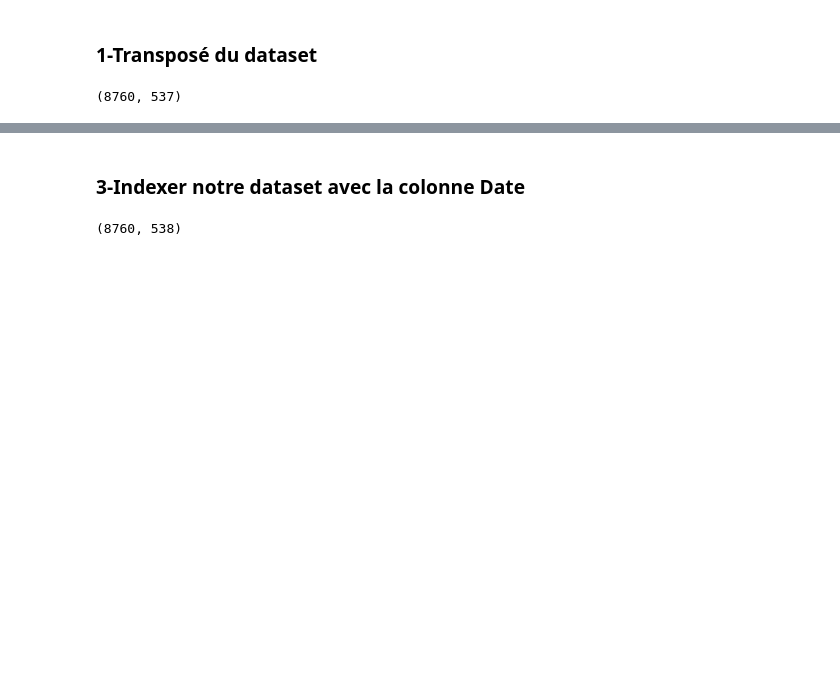
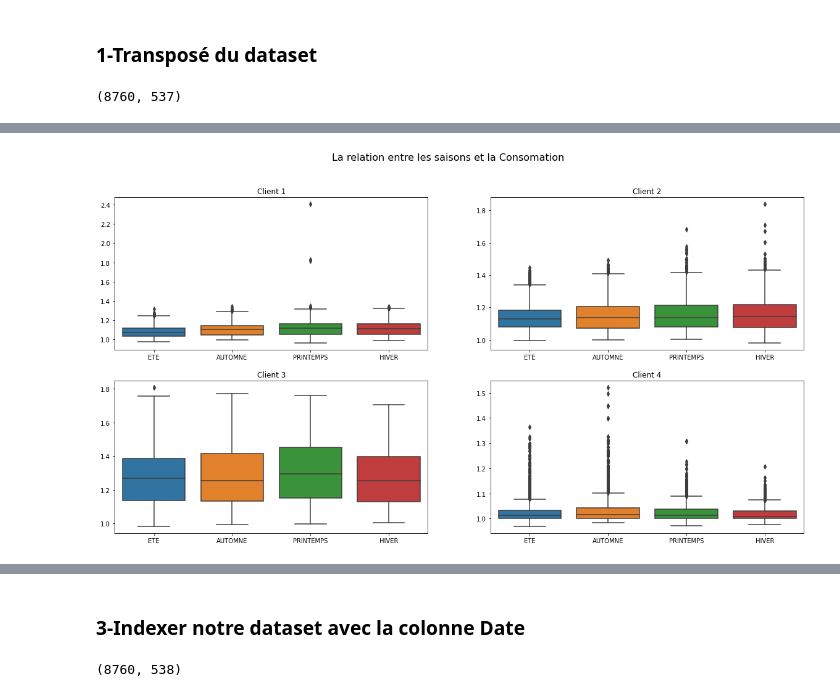
Before and after one commit to forloulhoucine/TER_Analyse-de-donnees-issues-dun-reseau-urbain, a Jupyter notebook: TER.ipynb, the cells around one changed output, grey strips where cells are left out. Saved outputs shown, nothing was run; the diff lists cells and outputs as text; code cells hidden in the pictures; blank space fills up the shorter version.

```diff
--- a/TER.ipynb
+++ b/TER.ipynb
@@ -317,0 +417,29 @@ C_F.shape
+# %%
+D_e=df.iloc[3504:5712,:]
+D_a=df.iloc[5712:7986,:]
+D_p=df.iloc[1296:3504]
+D_h=df.drop(df.index[1296:7986])
+# %%
+c1= pd.concat([D_e[1],D_a[1],D_p[1],D_h[1]], axis=1)
+c1.columns = ['ETE','AUTOMNE','PRINTEMPS','HIVER']
+c2= pd.concat([D_e[2],D_a[2],D_p[2],D_h[2]], axis=1)
+c2.columns = ['ETE','AUTOMNE','PRINTEMPS','HIVER']
+c3= pd.concat([D_e[3],D_a[3],D_p[3],D_h[3]], axis=1)
+c3.columns = ['ETE','AUTOMNE','PRINTEMPS','HIVER']
+c4= pd.concat([D_e[4],D_a[4],D_p[4],D_h[4]], axis=1)
+c4.columns = ['ETE','AUTOMNE','PRINTEMPS','HIVER']
+
+f, axes = plt.subplots(2, 2)
+f.set_size_inches(20,10)
+f.suptitle("La relation entre les saisons et la Consomation", fontsize=16)
+sb.boxplot(data=c1, ax=axes[0,0])
+axes[0, 0].set_title('Client 1')
+sb.boxplot(data=c2, ax=axes[0,1])
+axes[0, 1].set_title('Client 2')
+sb.boxplot(data=c3, ax=axes[1,0])
+axes[1, 0].set_title('Client 3')
+sb.boxplot(data=c4, ax=axes[1,1])
+axes[1,1].set_title('Client 4')
+plt.show()
+# %% [output]
+[figure, added]
```
Also changed, not shown: parts of 18 cells of this notebook.
